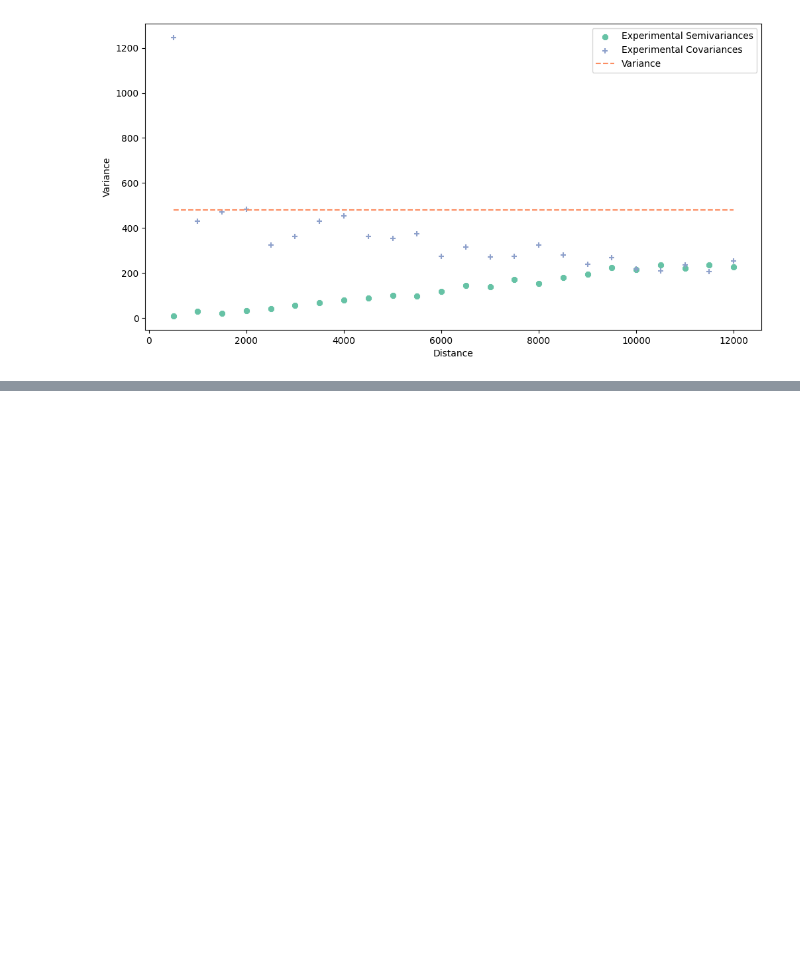
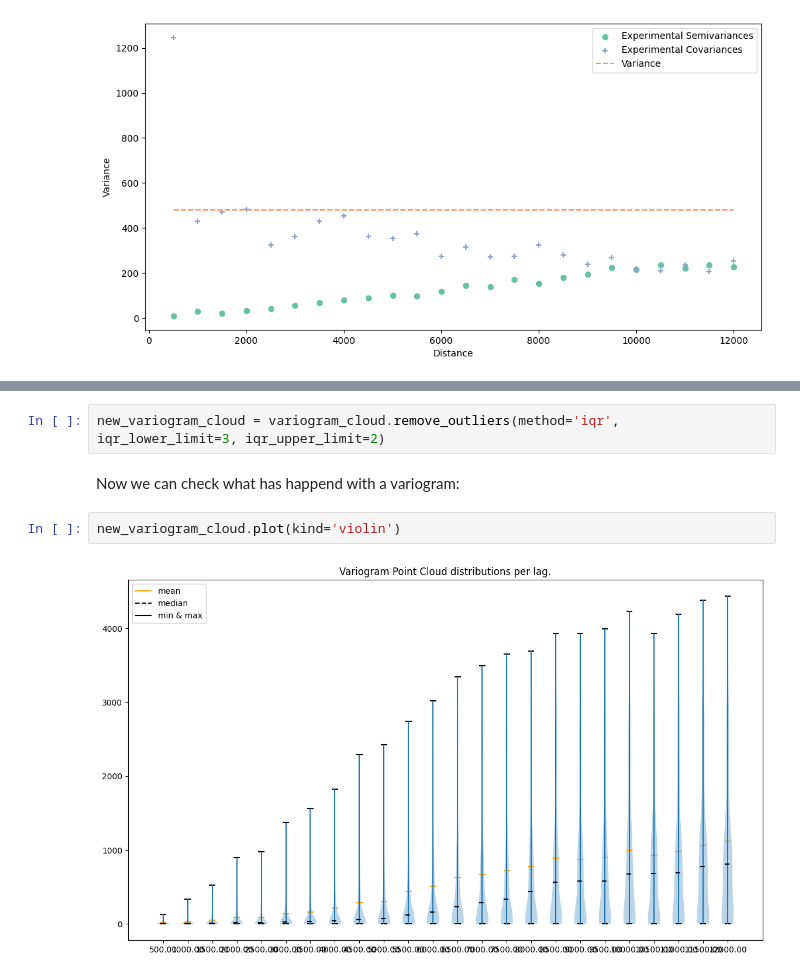
Before and after one commit to DataverseLabs/pyinterpolate, a Jupyter notebook: tutorials/Experimental Variogram and Variogram Point Cloud classes (Basic).ipynb, the cells around one changed output, grey strips where cells are left out. Saved outputs shown, nothing was run; the diff lists cells and outputs as text; blank space fills up the shorter version.

```diff
--- a/tutorials/Experimental Variogram and Variogram Point Cloud classes (Basic).ipynb
+++ b/tutorials/Experimental Variogram and Variogram Point Cloud classes (Basic).ipynb
@@ -336,0 +379,8 @@ desc.head()
+# %%
+new_variogram_cloud = variogram_cloud.remove_outliers(method='iqr', iqr_lower_limit=3, iqr_upper_limit=2)
+# %% [markdown]
+Now we can check what has happend with a variogram:
+# %%
+new_variogram_cloud.plot(kind='violin')
+# %% [output]
+[figure, added]
```
Also changed, not shown: parts of 39 cells of this notebook.
